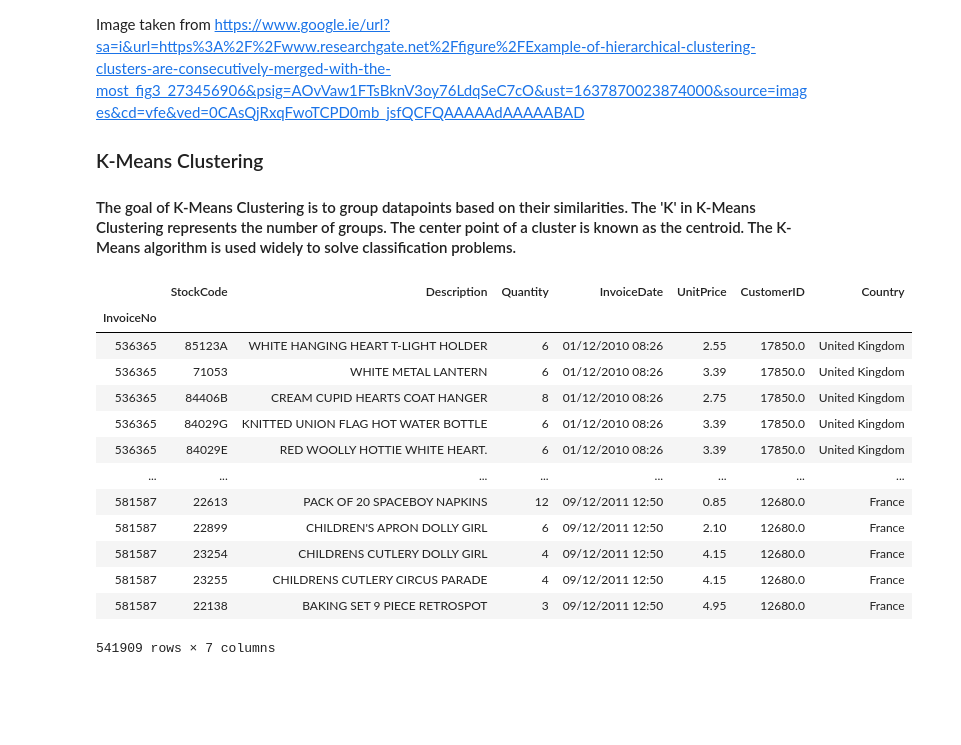
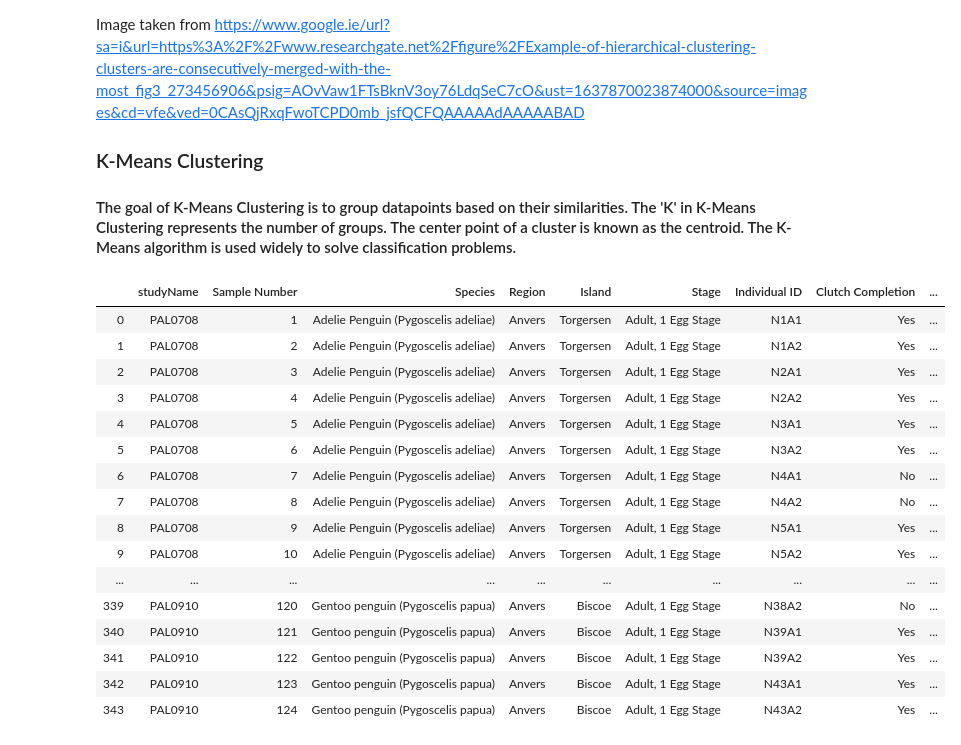
Before and after one commit to Aarondon1993/Machine-Learning-and-Statistics, a Jupyter notebook: Scikit Learn.ipynb, the cells around one changed output. Drawn from its saved outputs; the diff is of its cells as text; code cells hidden in the pictures; blank space fills up the shorter version.

Commit message:
Added cluster code

```diff
--- a/Scikit Learn.ipynb
+++ b/Scikit Learn.ipynb
@@ -219,20 +215,31 @@ from sklearn.cluster import KMeans
-# %%
-# I am going to demonstrate this algorithm on an Online Retail dataset.
-df= pd.read_csv("data/Online_retail.csv",index_col=0, encoding='latin-1' )
-# This dataset has a customerID column that I am going to drop.
-df
-# %% [output]
-|  | StockCode | Description | Quantity | InvoiceDate | UnitPrice | CustomerID | Country |
-| InvoiceNo |  |  |  |  |  |  |  |
-| 536365 | 85123A | WHITE HANGING HEART T-LIGHT HOLDER | 6 | 01/12/2010 08:26 | 2.55 | 17850.0 | United Kingdom |
-| 536365 | 71053 | WHITE METAL LANTERN | 6 | 01/12/2010 08:26 | 3.39 | 17850.0 | United Kingdom |
-| 536365 | 84406B | CREAM CUPID HEARTS COAT HANGER | 8 | 01/12/2010 08:26 | 2.75 | 17850.0 | United Kingdom |
-| 536365 | 84029G | KNITTED UNION FLAG HOT WATER BOTTLE | 6 | 01/12/2010 08:26 | 3.39 | 17850.0 | United Kingdom |
-| 536365 | 84029E | RED WOOLLY HOTTIE WHITE HEART. | 6 | 01/12/2010 08:26 | 3.39 | 17850.0 | United Kingdom |
-| ... | ... | ... | ... | ... | ... | ... | ... |
-| 581587 | 22613 | PACK OF 20 SPACEBOY NAPKINS | 12 | 09/12/2011 12:50 | 0.85 | 12680.0 | France |
-| 581587 | 22899 | CHILDREN'S APRON DOLLY GIRL | 6 | 09/12/2011 12:50 | 2.10 | 12680.0 | France |
-| 581587 | 23254 | CHILDRENS CUTLERY DOLLY GIRL | 4 | 09/12/2011 12:50 | 4.15 | 12680.0 | France |
-| 581587 | 23255 | CHILDRENS CUTLERY CIRCUS PARADE | 4 | 09/12/2011 12:50 | 4.15 | 12680.0 | France |
-| 581587 | 22138 | BAKING SET 9 PIECE RETROSPOT | 3 | 09/12/2011 12:50 | 4.95 | 12680.0 | France |
-541909 rows × 7 columns
+# %%
+# I start by importing the libraries i'll be using to demonsrate clustering.
+import pandas as pd
+import numpy as np
+import matplotlib.pyplot as plt
+import seaborn as sns
+sns.set()
+from sklearn.cluster import KMeans
+pd.set_option('display.max_rows', None)
+# %%
+# I'll now load the dataset.
+df= pd.read_csv("data/penguins.csv")
+df
+# %% [output]
+|  | studyName | Sample Number | Species | Region | Island | Stage | Individual ID | Clutch Completion | ... |
+| 0 | PAL0708 | 1 | Adelie Penguin (Pygoscelis adeliae) | Anvers | Torgersen | Adult, 1 Egg Stage | N1A1 | Yes | ... |
+| 1 | PAL0708 | 2 | Adelie Penguin (Pygoscelis adeliae) | Anvers | Torgersen | Adult, 1 Egg Stage | N1A2 | Yes | ... |
+| 2 | PAL0708 | 3 | Adelie Penguin (Pygoscelis adeliae) | Anvers | Torgersen | Adult, 1 Egg Stage | N2A1 | Yes | ... |
+| 3 | PAL0708 | 4 | Adelie Penguin (Pygoscelis adeliae) | Anvers | Torgersen | Adult, 1 Egg Stage | N2A2 | Yes | ... |
+| 4 | PAL0708 | 5 | Adelie Penguin (Pygoscelis adeliae) | Anvers | Torgersen | Adult, 1 Egg Stage | N3A1 | Yes | ... |
+| 5 | PAL0708 | 6 | Adelie Penguin (Pygoscelis adeliae) | Anvers | Torgersen | Adult, 1 Egg Stage | N3A2 | Yes | ... |
+| 6 | PAL0708 | 7 | Adelie Penguin (Pygoscelis adeliae) | Anvers | Torgersen | Adult, 1 Egg Stage | N4A1 | No | ... |
+| 7 | PAL0708 | 8 | Adelie Penguin (Pygoscelis adeliae) | Anvers | Torgersen | Adult, 1 Egg Stage | N4A2 | No | ... |
+| 8 | PAL0708 | 9 | Adelie Penguin (Pygoscelis adeliae) | Anvers | Torgersen | Adult, 1 Egg Stage | N5A1 | Yes | ... |
+| 9 | PAL0708 | 10 | Adelie Penguin (Pygoscelis adeliae) | Anvers | Torgersen | Adult, 1 Egg Stage | N5A2 | Yes | ... |
+| ... | ... | ... | ... | ... | ... | ... | ... | ... | ... |
+| 339 | PAL0910 | 120 | Gentoo penguin (Pygoscelis papua) | Anvers | Biscoe | Adult, 1 Egg Stage | N38A2 | No | ... |
+| 340 | PAL0910 | 121 | Gentoo penguin (Pygoscelis papua) | Anvers | Biscoe | Adult, 1 Egg Stage | N39A1 | Yes | ... |
+| 341 | PAL0910 | 122 | Gentoo penguin (Pygoscelis papua) | Anvers | Biscoe | Adult, 1 Egg Stage | N39A2 | Yes | ... |
+| 342 | PAL0910 | 123 | Gentoo penguin (Pygoscelis papua) | Anvers | Biscoe | Adult, 1 Egg Stage | N43A1 | Yes | ... |
+| 343 | PAL0910 | 124 | Gentoo penguin (Pygoscelis papua) | Anvers | Biscoe | Adult, 1 Egg Stage | N43A2 | Yes | ... |
```
Also changed, not shown: parts of 13 cells of this notebook, 2 other files.
